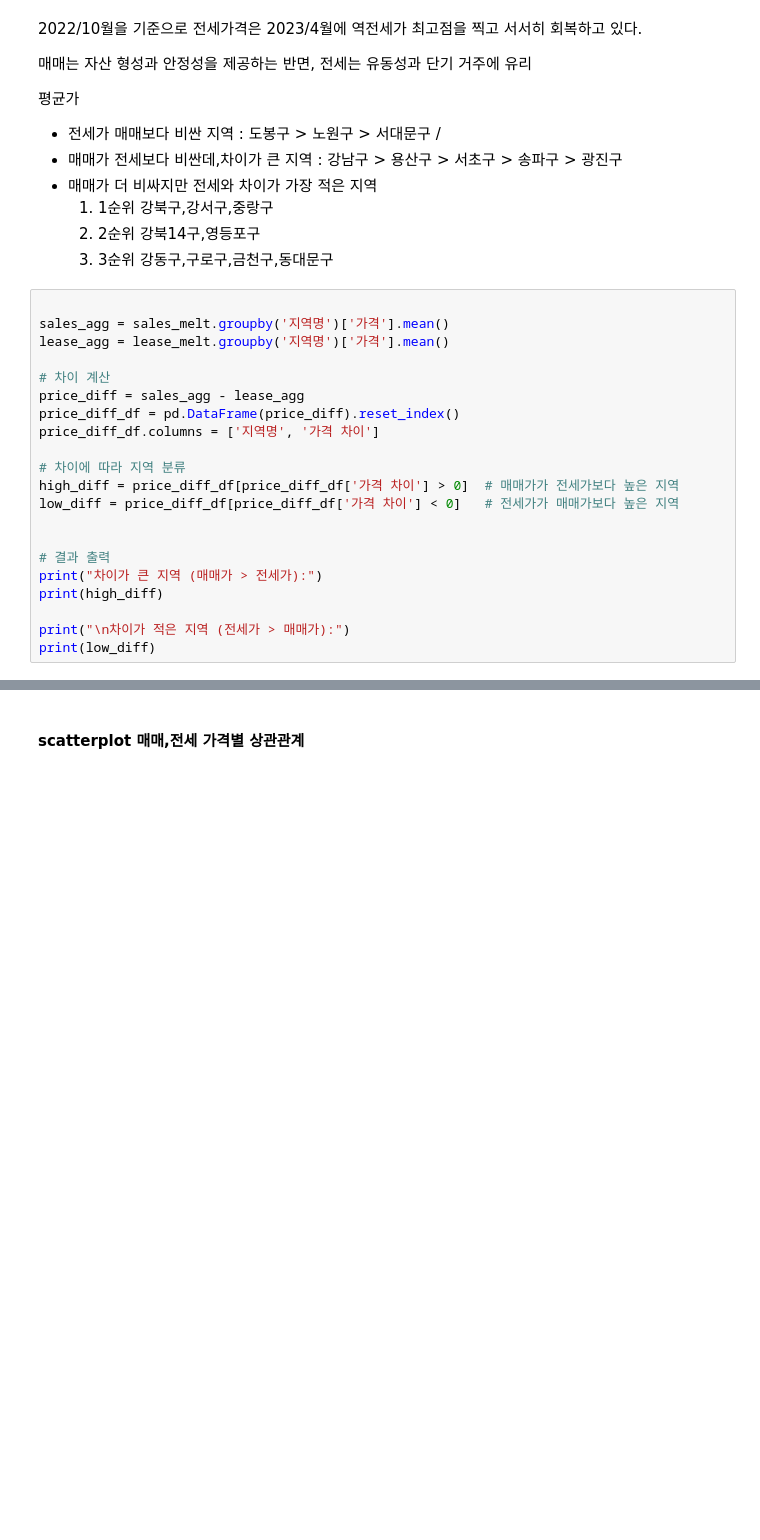
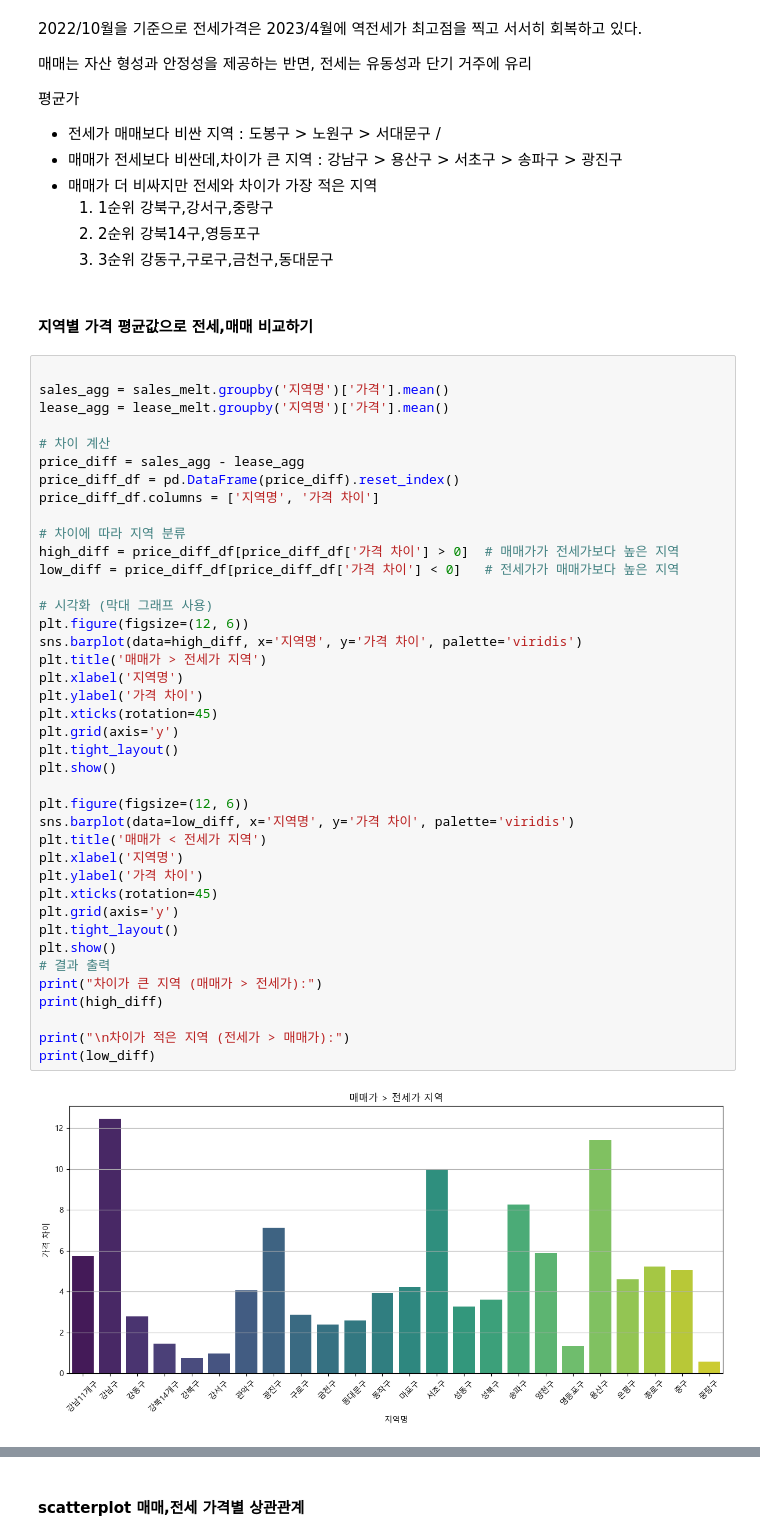
Before and after one commit to D0H00N/practical-work, a Jupyter notebook: 주택매매지수분석.ipynb, the cells around one changed output, grey strips where cells are left out. Drawn from its saved outputs; the diff is of its cells as text; blank space fills up the shorter version.

Commit message:
11.1 지역별 가격 평균값으로 매매,전세 차이 비교 시각화

```diff
--- a/주택매매지수분석.ipynb
+++ b/주택매매지수분석.ipynb
@@ -292,25 +305,47 @@ plt.show()
   1) 1순위 강북구,강서구,중랑구
   2) 2순위 강북14구,영등포구
   3) 3순위 강동구,구로구,금천구,동대문구
+# %% [markdown]
+#### 지역별 가격 평균값으로 전세,매매 비교하기
 # %%
 
 sales_agg = sales_melt.groupby('지역명')['가격'].mean()
 lease_agg = lease_melt.groupby('지역명')['가격'].mean()
 
 # 차이 계산
 price_diff = sales_agg - lease_agg
 price_diff_df = pd.DataFrame(price_diff).reset_index()
 price_diff_df.columns = ['지역명', '가격 차이']
 
 # 차이에 따라 지역 분류
 high_diff = price_diff_df[price_diff_df['가격 차이'] > 0]  # 매매가가 전세가보다 높은 지역
 low_diff = price_diff_df[price_diff_df['가격 차이'] < 0]   # 전세가가 매매가보다 높은 지역
 
+# 시각화 (막대 그래프 사용)
+plt.figure(figsize=(12, 6))
+sns.barplot(data=high_diff, x='지역명', y='가격 차이', palette='viridis')
+plt.title('매매가 > 전세가 지역')
+plt.xlabel('지역명')
+plt.ylabel('가격 차이')
+plt.xticks(rotation=45)
+plt.grid(axis='y')
+plt.tight_layout()
+plt.show()
 
+plt.figure(figsize=(12, 6))
+sns.barplot(data=low_diff, x='지역명', y='가격 차이', palette='viridis')
+plt.title('매매가 < 전세가 지역')
+plt.xlabel('지역명')
+plt.ylabel('가격 차이')
+plt.xticks(rotation=45)
+plt.grid(axis='y')
+plt.tight_layout()
+plt.show()
 # 결과 출력
 print("차이가 큰 지역 (매매가 > 전세가):")
 print(high_diff)
 
 print("\n차이가 적은 지역 (전세가 > 매매가):")
 print(low_diff)
 # %% [output]
+[figure, added]
```
Also changed, not shown: parts of 8 cells of this notebook.
